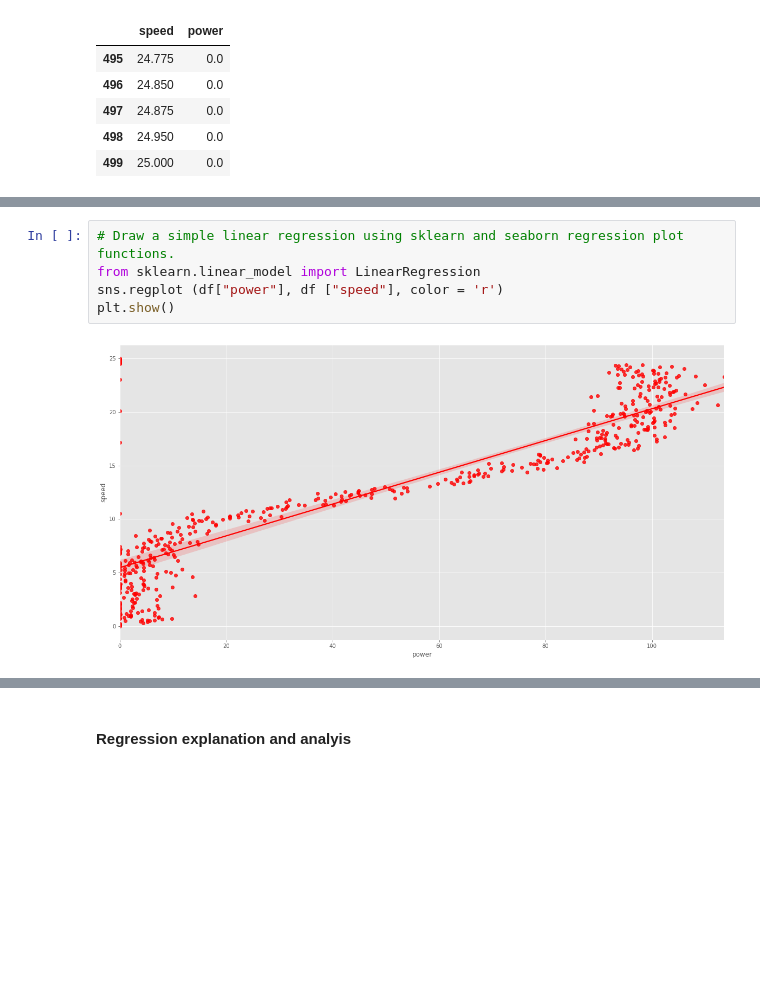
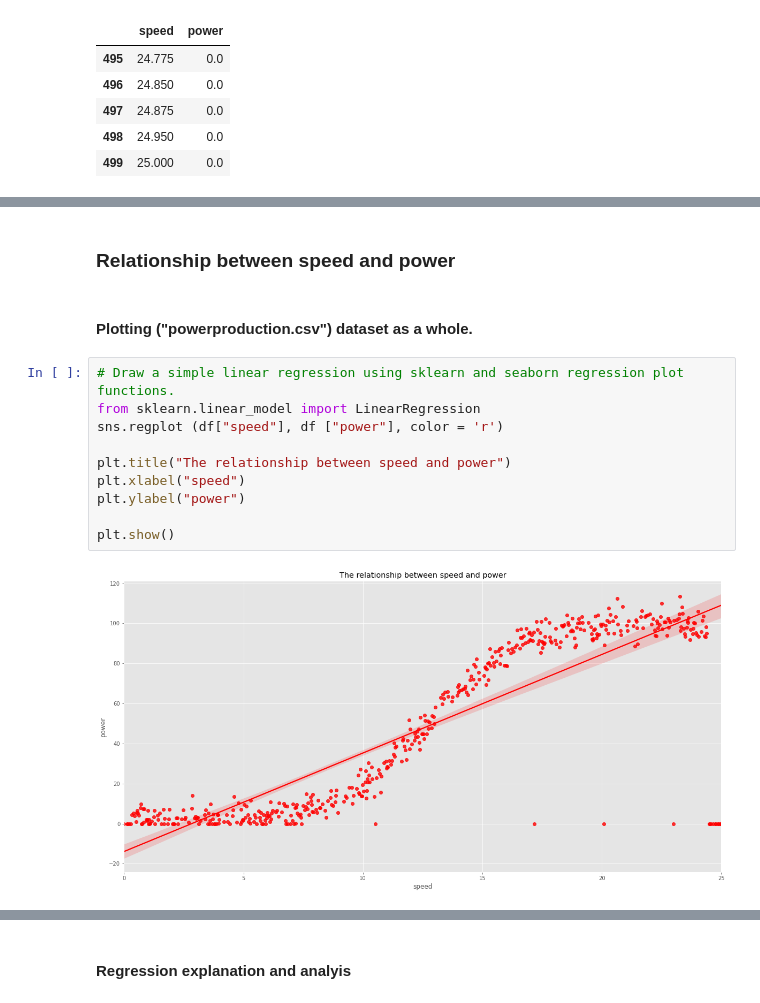
Before and after one commit to Samjean2020/project2020-fundamentals, a Jupyter notebook: Project2020.py.ipynb, the cells around one changed output, grey strips where cells are left out. Saved outputs shown, nothing was run; the diff lists cells and outputs as text; blank space fills up the shorter version.

```diff
--- a/Project2020.py.ipynb
+++ b/Project2020.py.ipynb
@@ -123,7 +222,16 @@ df.tail()
+# %% [markdown]
+### Relationship between speed and power
+# %% [markdown]
+#### Plotting ("powerproduction.csv") dataset as a whole.
 # %%
 # Draw a simple linear regression using sklearn and seaborn regression plot functions.
 from sklearn.linear_model import LinearRegression
-sns.regplot (df["power"], df ["speed"], color = 'r')
+sns.regplot (df["speed"], df ["power"], color = 'r')
+
+plt.title("The relationship between speed and power")
+plt.xlabel("speed")
+plt.ylabel("power")
+
 plt.show()
 # %% [output]
-[figure, old version]
+[figure, new version]
```
Also changed, not shown: parts of 57 cells of this notebook.
